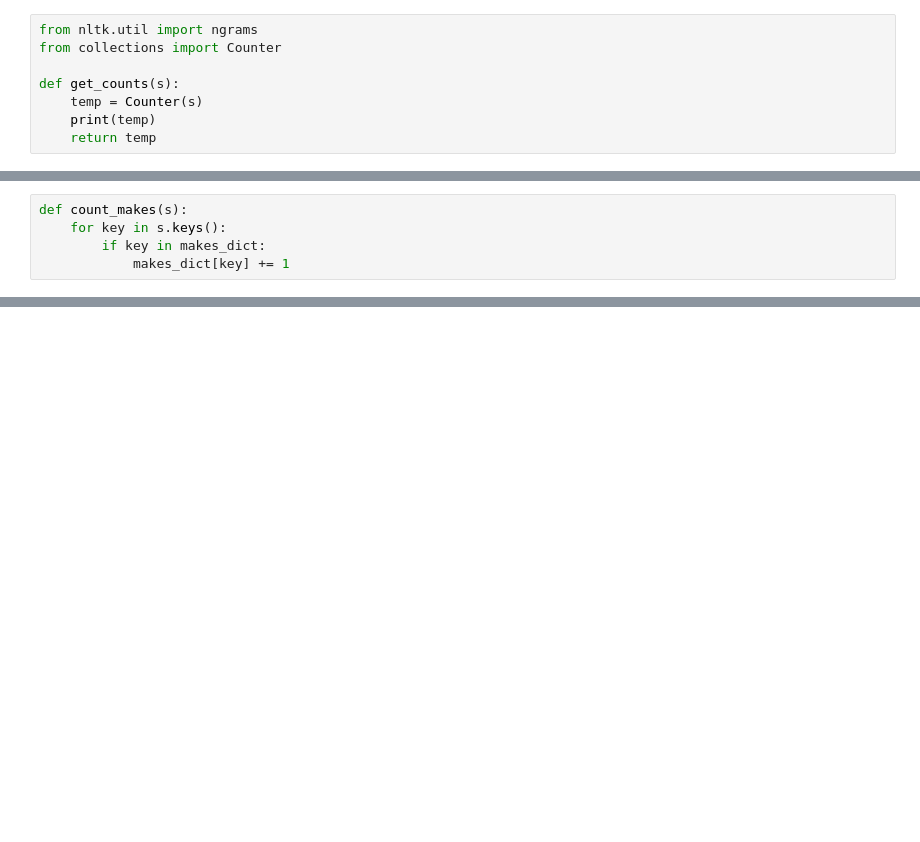
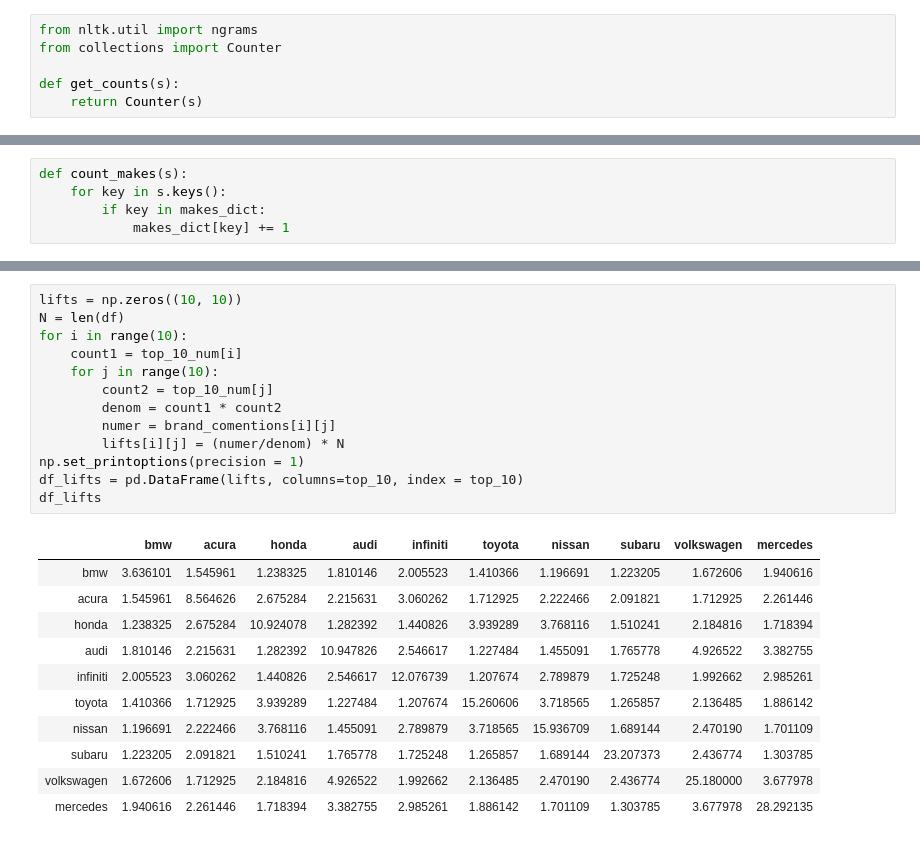
Before and after one commit to datajake-hill/text_hw1, a Jupyter notebook: HW1_Analysis.ipynb, the cells around one changed output, grey strips where cells are left out. Saved outputs shown, nothing was run; the diff lists cells and outputs as text; blank space fills up the shorter version.

```diff
--- a/HW1_Analysis.ipynb
+++ b/HW1_Analysis.ipynb
@@ -56,8 +77,6 @@ from nltk.util import ngrams
 from collections import Counter
 
 def get_counts(s):
-    temp = Counter(s)
-    print(temp)
-    return temp
+    return Counter(s)
 # %%
 df['word_counts'] = df['comment_tokenized'].apply(get_counts)
@@ -95,0 +208,25 @@ print(makes_dict)
+# %%
+lifts = np.zeros((10, 10))
+N = len(df)
+for i in range(10):
+    count1 = top_10_num[i]
+    for j in range(10):
+        count2 = top_10_num[j]
+        denom = count1 * count2
+        numer = brand_comentions[i][j]
+        lifts[i][j] = (numer/denom) * N
+np.set_printoptions(precision = 1)
+df_lifts = pd.DataFrame(lifts, columns=top_10, index = top_10)
+df_lifts
+# %% [output]
+|  | bmw | acura | honda | audi | infiniti | toyota | nissan | subaru | volkswagen | mercedes |
+| bmw | 3.636101 | 1.545961 | 1.238325 | 1.810146 | 2.005523 | 1.410366 | 1.196691 | 1.223205 | 1.672606 | 1.940616 |
+| acura | 1.545961 | 8.564626 | 2.675284 | 2.215631 | 3.060262 | 1.712925 | 2.222466 | 2.091821 | 1.712925 | 2.261446 |
+| honda | 1.238325 | 2.675284 | 10.924078 | 1.282392 | 1.440826 | 3.939289 | 3.768116 | 1.510241 | 2.184816 | 1.718394 |
+| audi | 1.810146 | 2.215631 | 1.282392 | 10.947826 | 2.546617 | 1.227484 | 1.455091 | 1.765778 | 4.926522 | 3.382755 |
+| infiniti | 2.005523 | 3.060262 | 1.440826 | 2.546617 | 12.076739 | 1.207674 | 2.789879 | 1.725248 | 1.992662 | 2.985261 |
+| toyota | 1.410366 | 1.712925 | 3.939289 | 1.227484 | 1.207674 | 15.260606 | 3.718565 | 1.265857 | 2.136485 | 1.886142 |
+| nissan | 1.196691 | 2.222466 | 3.768116 | 1.455091 | 2.789879 | 3.718565 | 15.936709 | 1.689144 | 2.470190 | 1.701109 |
+| subaru | 1.223205 | 2.091821 | 1.510241 | 1.765778 | 1.725248 | 1.265857 | 1.689144 | 23.207373 | 2.436774 | 1.303785 |
+| volkswagen | 1.672606 | 1.712925 | 2.184816 | 4.926522 | 1.992662 | 2.136485 | 2.470190 | 2.436774 | 25.180000 | 3.677978 |
+| mercedes | 1.940616 | 2.261446 | 1.718394 | 3.382755 | 2.985261 | 1.886142 | 1.701109 | 1.303785 | 3.677978 | 28.292135 |
```
Also changed, not shown: parts of 30 cells of this notebook.
